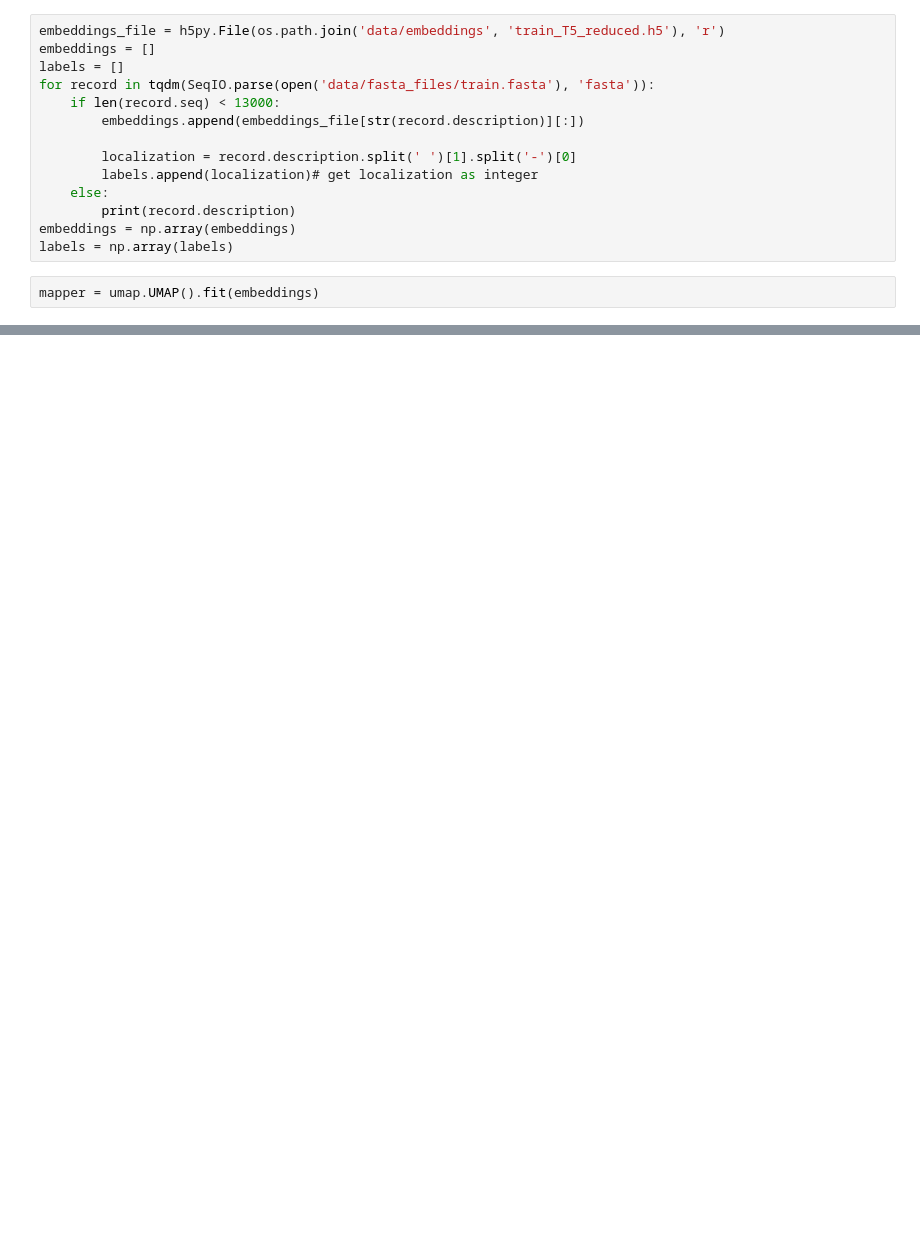
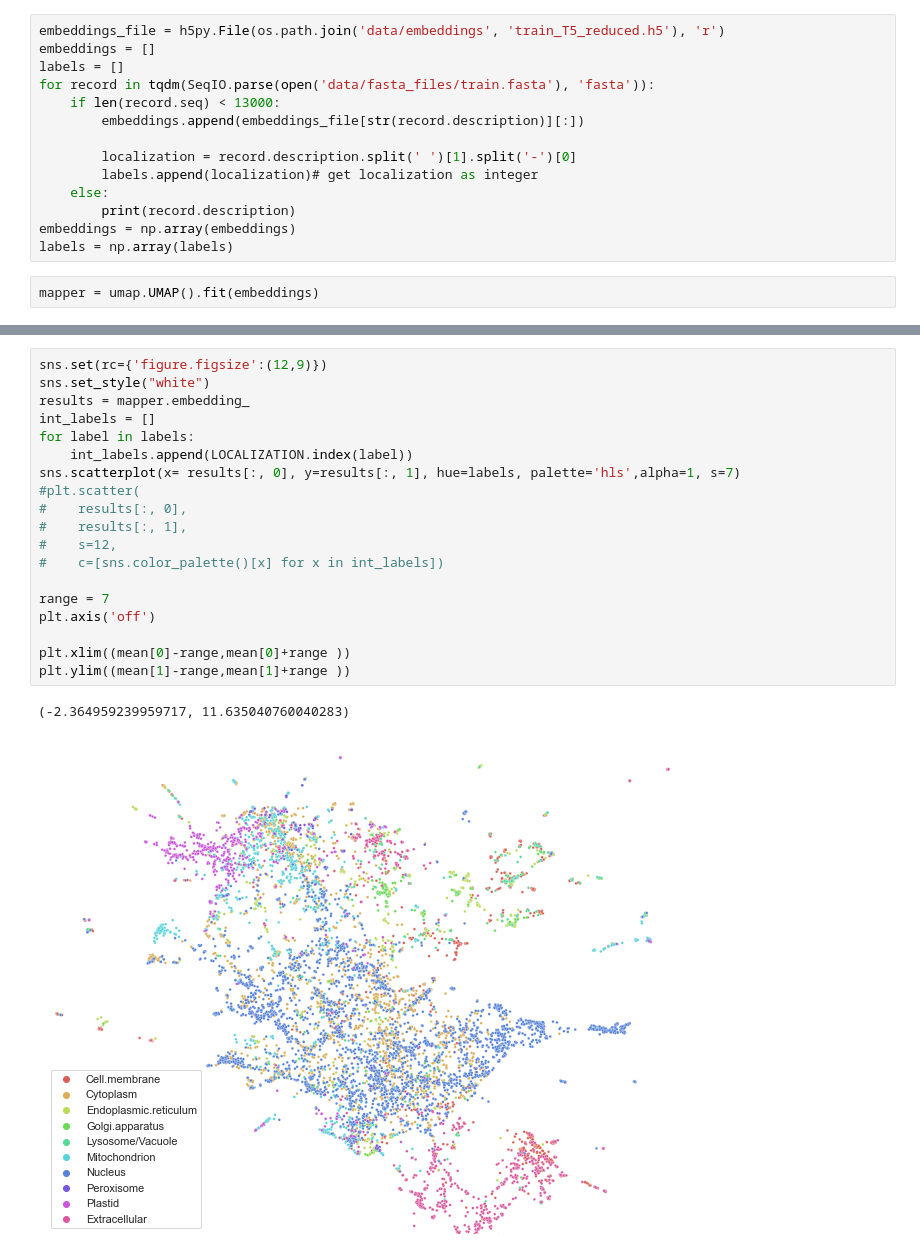
Before and after one commit to HannesStark/protein-localization, a Jupyter notebook: umap_plots.ipynb, the cells around one changed output, grey strips where cells are left out. Drawn from its saved outputs; the diff is of its cells as text; blank space fills up the shorter version.

```diff
--- a/umap_plots.ipynb
+++ b/umap_plots.ipynb
@@ -34,0 +41,22 @@ umap.plot.points(mapper, labels=labels)
+# %%
+sns.set(rc={'figure.figsize':(12,9)})
+sns.set_style("white")
+results = mapper.embedding_
+int_labels = []
+for label in labels:
+    int_labels.append(LOCALIZATION.index(label))
+sns.scatterplot(x= results[:, 0], y=results[:, 1], hue=labels, palette='hls',alpha=1, s=7)
+#plt.scatter(
+#    results[:, 0],
+#    results[:, 1],
+#    s=12,
+#    c=[sns.color_palette()[x] for x in int_labels])
+
+range = 7
+plt.axis('off')
+
+plt.xlim((mean[0]-range,mean[0]+range ))
+plt.ylim((mean[1]-range,mean[1]+range ))
+# %% [output]
+(-2.364959239959717, 11.635040760040283)
+[figure, added]
```
Also changed, not shown: parts of 3 cells of this notebook, 19 other files.
